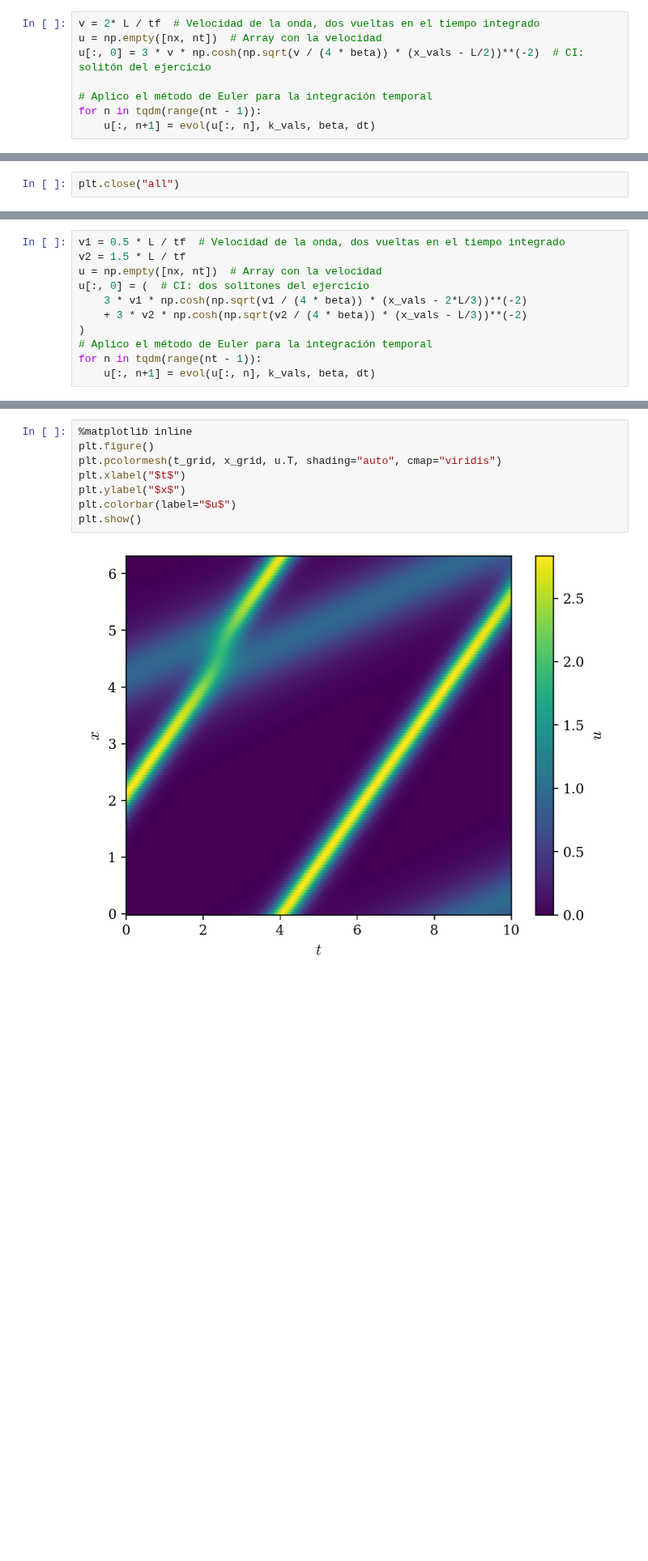
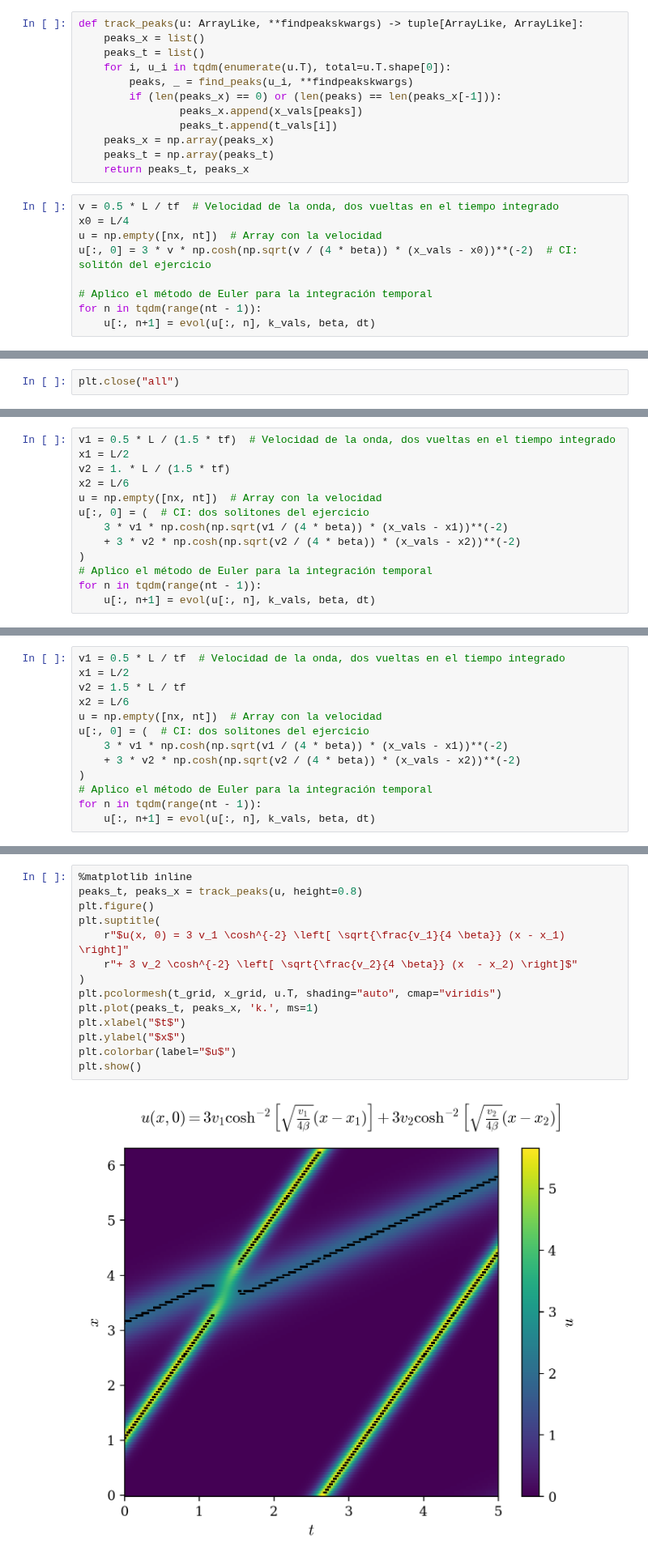
Before and after one commit to agustinbrusco/Sistemas_Complejos, a Jupyter notebook: guias/Guia4.ipynb, the cells around one changed output, grey strips where cells are left out. Shown at 81% size. Drawn from its saved outputs; the diff is of its cells as text; blank space fills up the shorter version.

Commit message:
terminamos e) con peak tracking

```diff
--- a/guias/Guia4.ipynb
+++ b/guias/Guia4.ipynb
@@ -259,10 +260,23 @@ plt.show()
 plt.close("all")
 # %% [markdown]
 ## e)
+# %%
+def track_peaks(u: ArrayLike, **findpeakskwargs) -> tuple[ArrayLike, ArrayLike]:
+    peaks_x = list()
+    peaks_t = list()
+    for i, u_i in tqdm(enumerate(u.T), total=u.T.shape[0]):
+        peaks, _ = find_peaks(u_i, **findpeakskwargs)
+        if (len(peaks_x) == 0) or (len(peaks) == len(peaks_x[-1])):
+                peaks_x.append(x_vals[peaks])
+                peaks_t.append(t_vals[i])
+    peaks_x = np.array(peaks_x)
+    peaks_t = np.array(peaks_t)
+    return peaks_t, peaks_x
 # %%
-v = 2* L / tf  # Velocidad de la onda, dos vueltas en el tiempo integrado
+v = 0.5 * L / tf  # Velocidad de la onda, dos vueltas en el tiempo integrado
+x0 = L/4
 u = np.empty([nx, nt])  # Array con la velocidad
-u[:, 0] = 3 * v * np.cosh(np.sqrt(v / (4 * beta)) * (x_vals - L/2))**(-2)  # CI: solitón del ejercicio
+u[:, 0] = 3 * v * np.cosh(np.sqrt(v / (4 * beta)) * (x_vals - x0))**(-2)  # CI: solitón del ejercicio
 
 # Aplico el método de Euler para la integración temporal
 for n in tqdm(range(nt - 1)):
@@ -289,0 +326,13 @@ plt.close("all")
+# %%
+v1 = 0.5 * L / (1.5 * tf)  # Velocidad de la onda, dos vueltas en el tiempo integrado
+x1 = L/2
+v2 = 1. * L / (1.5 * tf)
+x2 = L/6
+u = np.empty([nx, nt])  # Array con la velocidad
+u[:, 0] = (  # CI: dos solitones del ejercicio
+    3 * v1 * np.cosh(np.sqrt(v1 / (4 * beta)) * (x_vals - x1))**(-2)
+    + 3 * v2 * np.cosh(np.sqrt(v2 / (4 * beta)) * (x_vals - x2))**(-2)
+)
+# Aplico el método de Euler para la integración temporal
+for n in tqdm(range(nt - 1)):
+    u[:, n+1] = evol(u[:, n], k_vals, beta, dt)
@@ -290,10 +355,12 @@ plt.close("all")
 # %%
 v1 = 0.5 * L / tf  # Velocidad de la onda, dos vueltas en el tiempo integrado
+x1 = L/2
 v2 = 1.5 * L / tf
+x2 = L/6
 u = np.empty([nx, nt])  # Array con la velocidad
 u[:, 0] = (  # CI: dos solitones del ejercicio
-    3 * v1 * np.cosh(np.sqrt(v1 / (4 * beta)) * (x_vals - 2*L/3))**(-2)
-    + 3 * v2 * np.cosh(np.sqrt(v2 / (4 * beta)) * (x_vals - L/3))**(-2)
+    3 * v1 * np.cosh(np.sqrt(v1 / (4 * beta)) * (x_vals - x1))**(-2)
+    + 3 * v2 * np.cosh(np.sqrt(v2 / (4 * beta)) * (x_vals - x2))**(-2)
 )
 # Aplico el método de Euler para la integración temporal
 for n in tqdm(range(nt - 1)):
@@ -307,13 +368,19 @@ plt.show()
 # %%
 %matplotlib inline
+peaks_t, peaks_x = track_peaks(u, height=0.8)
 plt.figure()
+plt.suptitle(
+    r"$u(x, 0) = 3 v_1 \cosh^{-2} \left[ \sqrt{\frac{v_1}{4 \beta}} (x - x_1) \right]"
+    r"+ 3 v_2 \cosh^{-2} \left[ \sqrt{\frac{v_2}{4 \beta}} (x  - x_2) \right]$"
+)
 plt.pcolormesh(t_grid, x_grid, u.T, shading="auto", cmap="viridis")
+plt.plot(peaks_t, peaks_x, 'k.', ms=1)
 plt.xlabel("$t$")
 plt.ylabel("$x$")
 plt.colorbar(label="$u$")
 plt.show()
 # %% [output]
-[figure, old version]
+[figure, new version]
 # %%
 %matplotlib widget
 fig, ax, v_cmap = plot_3d_evolution(x_vals, t_vals, u, cmap_name="viridis")
```
Also changed, not shown: parts of 11 cells of this notebook.
